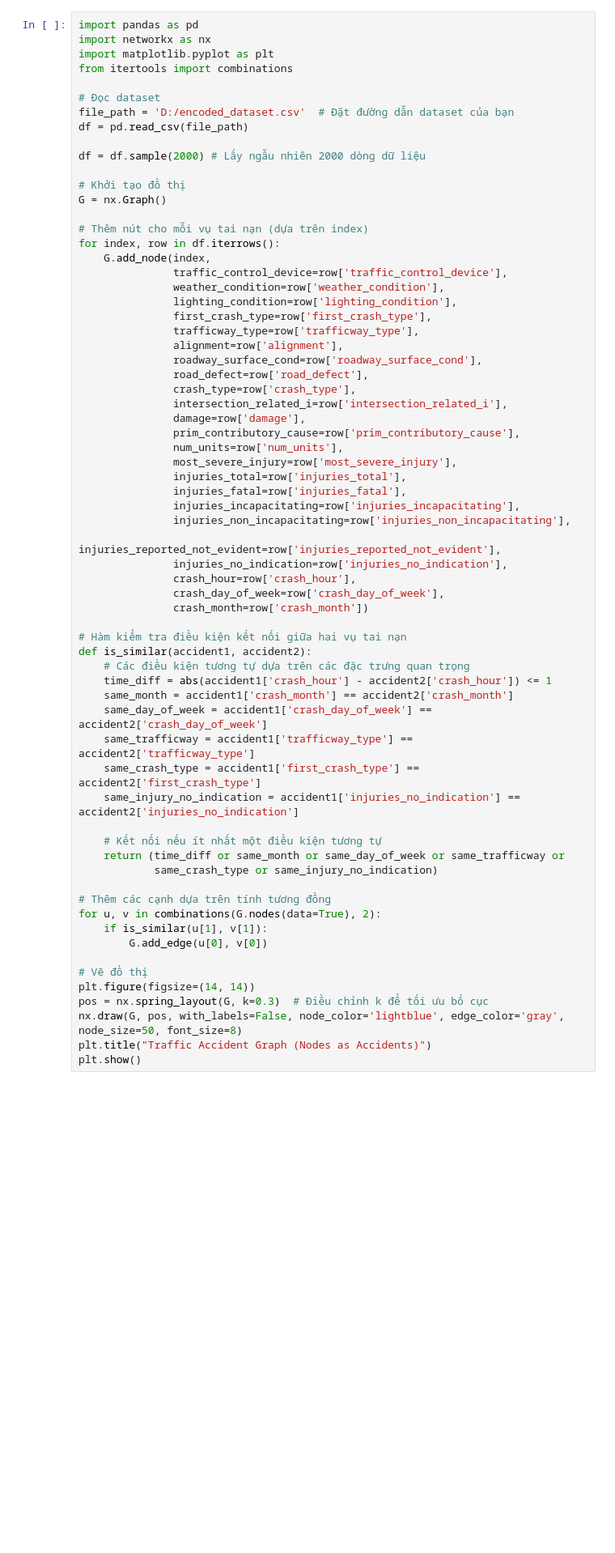
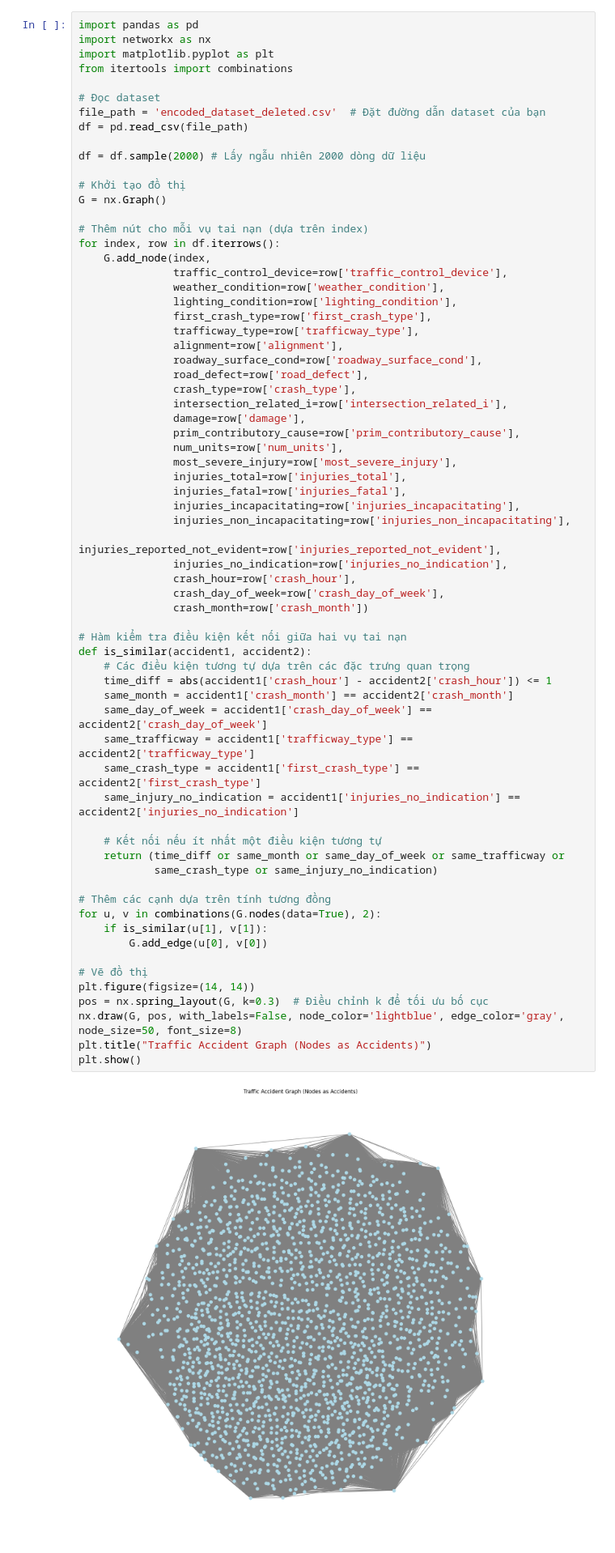
Before and after one commit to saramwon1103/traffic-accident-analysis, a Jupyter notebook: notebooks/draw_GNN_and_train.ipynb, the cells around one changed output. Shown at 81% size. Saved outputs shown, nothing was run; the diff lists cells and outputs as text; blank space fills up the shorter version.

```diff
--- a/notebooks/draw_GNN_and_train.ipynb
+++ b/notebooks/draw_GNN_and_train.ipynb
@@ -8,7 +25,7 @@ import matplotlib.pyplot as plt
 from itertools import combinations
 
 # Đọc dataset
-file_path = 'D:/encoded_dataset.csv'  # Đặt đường dẫn dataset của bạn
+file_path = 'encoded_dataset_deleted.csv'  # Đặt đường dẫn dataset của bạn
 df = pd.read_csv(file_path)
 
 df = df.sample(2000) # Lấy ngẫu nhiên 2000 dòng dữ liệu
@@ -41,33 +58,35 @@ for index, row in df.iterrows():
                injuries_no_indication=row['injuries_no_indication'],
                crash_hour=row['crash_hour'],
                crash_day_of_week=row['crash_day_of_week'],
                crash_month=row['crash_month'])
 
 # Hàm kiểm tra điều kiện kết nối giữa hai vụ tai nạn
 def is_similar(accident1, accident2):
     # Các điều kiện tương tự dựa trên các đặc trưng quan trọng
     time_diff = abs(accident1['crash_hour'] - accident2['crash_hour']) <= 1
     same_month = accident1['crash_month'] == accident2['crash_month']
     same_day_of_week = accident1['crash_day_of_week'] == accident2['crash_day_of_week']
     same_trafficway = accident1['trafficway_type'] == accident2['trafficway_type']
     same_crash_type = accident1['first_crash_type'] == accident2['first_crash_type']
     same_injury_no_indication = accident1['injuries_no_indication'] == accident2['injuries_no_indication']
 
     # Kết nối nếu ít nhất một điều kiện tương tự
     return (time_diff or same_month or same_day_of_week or same_trafficway or
             same_crash_type or same_injury_no_indication)
 
 # Thêm các cạnh dựa trên tính tương đồng
 for u, v in combinations(G.nodes(data=True), 2):
     if is_similar(u[1], v[1]):
         G.add_edge(u[0], v[0])
 
 # Vẽ đồ thị
 plt.figure(figsize=(14, 14))
 pos = nx.spring_layout(G, k=0.3)  # Điều chỉnh k để tối ưu bố cục
 nx.draw(G, pos, with_labels=False, node_color='lightblue', edge_color='gray', node_size=50, font_size=8)
 plt.title("Traffic Accident Graph (Nodes as Accidents)")
 plt.show()
+# %% [output]
+[figure, added]
 # %%
 import networkx as nx
 import numpy as np
```
Also changed, not shown: parts of 3 cells of this notebook.
